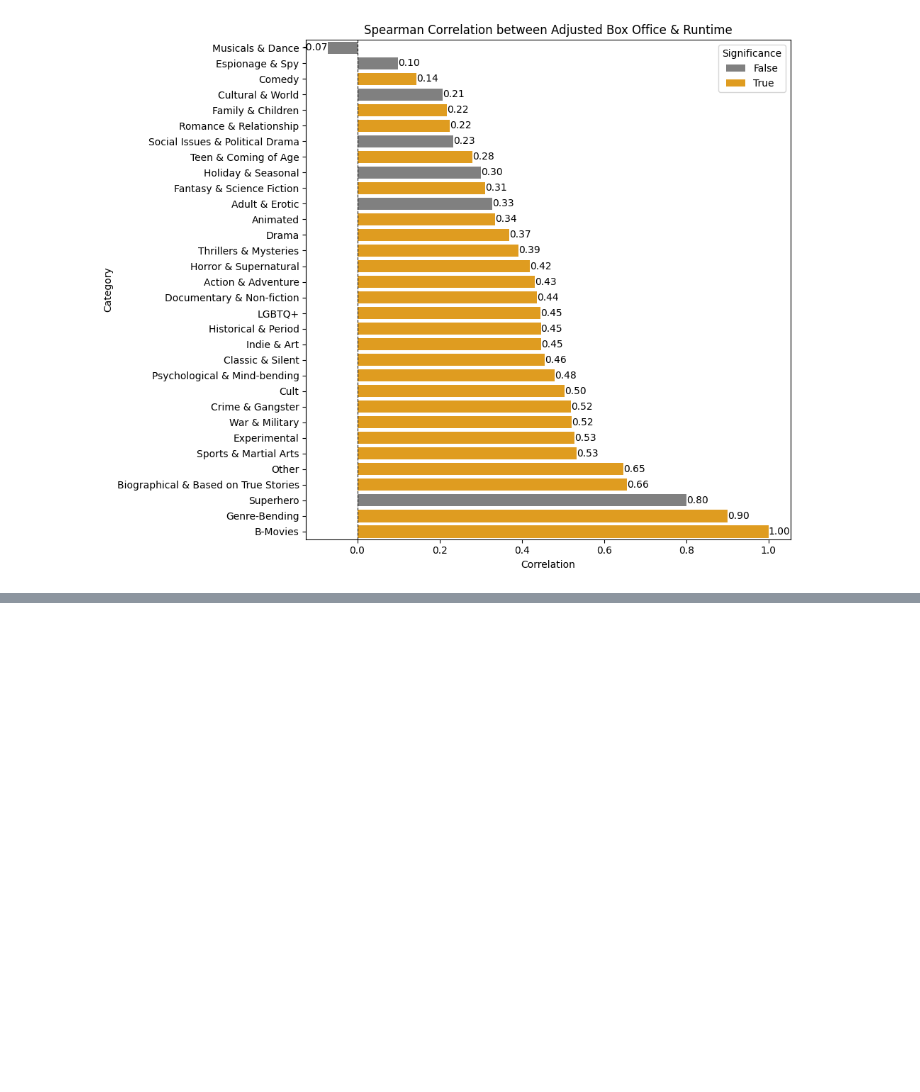
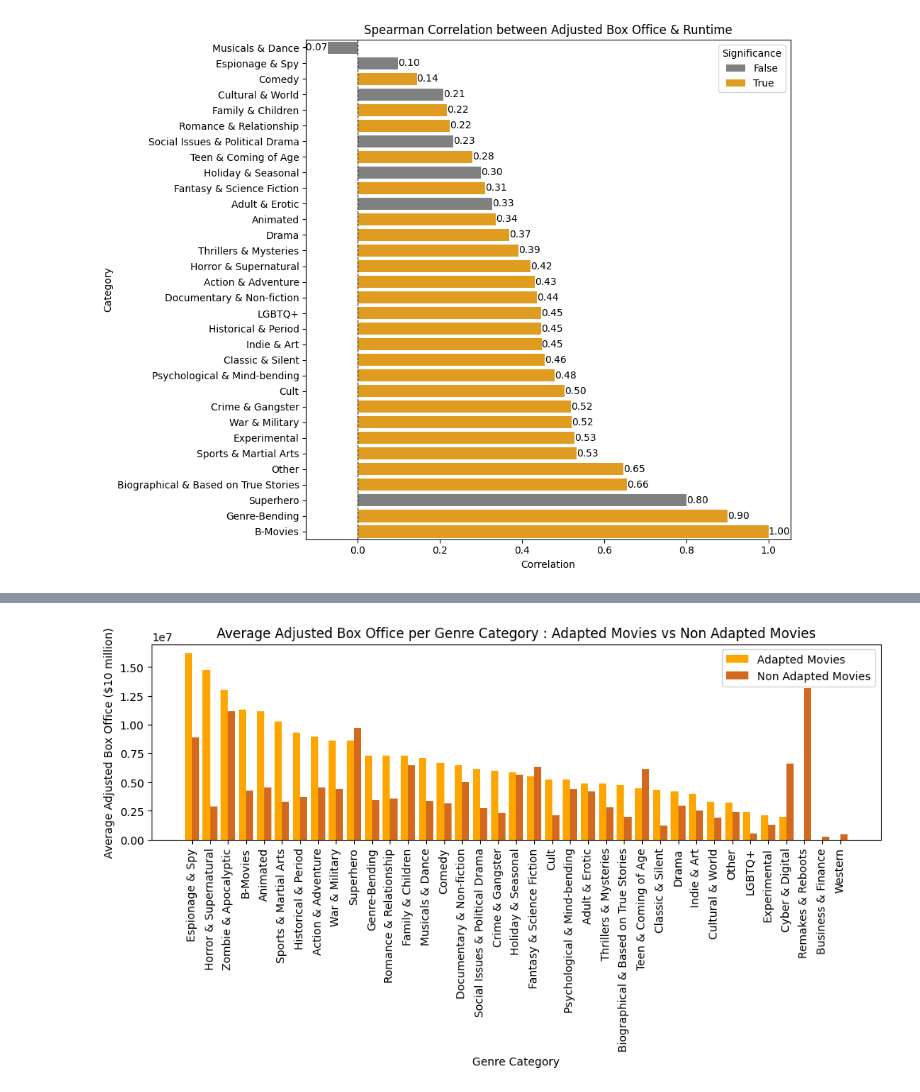
Before and after one commit to epfl-ada/ada-2024-project-padamalgame, a Jupyter notebook: src/adaptation_success_analysis.ipynb, the cells around one changed output, grey strips where cells are left out. Drawn from its saved outputs; the diff is of its cells as text; code cells hidden in the pictures; blank space fills up the shorter version.

```diff
--- a/src/adaptation_success_analysis.ipynb
+++ b/src/adaptation_success_analysis.ipynb
@@ -187,0 +195,19 @@ plot_category_correlation(corr_adjustedboxoffice_runtime, 'Spearman Correlation
+# %%
+# Load the dataset all_movies that are not adapted from book
+all_movies = pd.read_csv('../data/all_movies.csv')
+non_adapted_movies = all_movies[~all_movies['wikipedia_id'].isin(adapted_movies['wikipedia_id'])]
+
+# Explode the MovieGenre column
+non_adapted_movies_exploded = explode_MovieGenre(non_adapted_movies.copy())
+
+# Merge the inflation data with the dataframe
+non_adapted_movies_exploded = pd.merge(non_adapted_movies_exploded, inflation_data, left_on='MovieYear', right_on='year')
+
+# Calculate the adjusted box office
+non_adapted_movies_exploded['MovieAdjustedBoxOffice'] = non_adapted_movies_exploded['MovieBoxOffice'] / non_adapted_movies_exploded['inflation']
+
+# Drop the year and inflation columns
+non_adapted_movies_exploded = non_adapted_movies_exploded.drop(columns=['year', 'inflation'])
+
+# Display the updated dataframe
+non_adapted_movies_exploded.head()
@@ -187,0 +221,43 @@ plot_category_correlation(corr_adjustedboxoffice_runtime, 'Spearman Correlation
+# %%
+# Calculate the average adjusted box office for each genre category
+adapted_movies_average_adjusted_box_office = adapted_movies_exploded.dropna(subset=['MovieAdjustedBoxOffice']).groupby('MovieGenre')['MovieAdjustedBoxOffice'].mean()
+non_adapted_movies_average_adjusted_box_office = non_adapted_movies_exploded.dropna(subset=['MovieAdjustedBoxOffice']).groupby('MovieGenre')['MovieAdjustedBoxOffice'].mean()
+
+# Map genres to categories
+adapted_movies_average_adjusted_box_office_category = adapted_movies_average_adjusted_box_office.reset_index()
+adapted_movies_average_adjusted_box_office_category['MovieCategory'] = adapted_movies_average_adjusted_box_office_category['MovieGenre'].map(lambda x: next((k for k, v in genre_categories.items() if x in v), 'Other'))
+non_adapted_movies_average_adjusted_box_office_category = non_adapted_movies_average_adjusted_box_office.reset_index()
+non_adapted_movies_average_adjusted_box_office_category['MovieCategory'] = non_adapted_movies_average_adjusted_box_office_category['MovieGenre'].map(lambda x: next((k for k, v in genre_categories.items() if x in v), 'Other'))
+
+# Calculate the average adjusted box office for each category
+adapted_movies_average_adjusted_box_office_category = adapted_movies_average_adjusted_box_office_category.groupby('MovieCategory')['MovieAdjustedBoxOffice'].mean()
+non_adapted_movies_average_adjusted_box_office_category = non_adapted_movies_average_adjusted_box_office_category.groupby('MovieCategory')['MovieAdjustedBoxOffice'].mean()
+
+# Ensure all categories are present
+all_categories = list(genre_categories.keys())
+adapted_movies_average_adjusted_box_office_category = adapted_movies_average_adjusted_box_office_category.reindex(all_categories, fill_value=0)
+non_adapted_movies_average_adjusted_box_office_category = non_adapted_movies_average_adjusted_box_office_category.reindex(all_categories, fill_value=0)
+
+# Combine the data
+non_vs_adaptation_categories = pd.merge(non_adapted_movies_average_adjusted_box_office_category, adapted_movies_average_adjusted_box_office_category, left_index=True, right_index=True)
+non_vs_adaptation_categories.columns = ['Non-Adaptation', 'Adaptation']
+
+# Plot the average adjusted box office for each genre category
+index = range(len(non_vs_adaptation_categories))
+bar_width = 0.4
+plt.figure(figsize=(10, 6))
+
+non_vs_adaptation_categories = non_vs_adaptation_categories.sort_values(by='Adaptation', ascending=False)
+
+plt.bar(index, non_vs_adaptation_categories['Adaptation'], width=bar_width, label='Adapted Movies', color='orange')
+plt.bar([i + bar_width for i in index], non_vs_adaptation_categories['Non-Adaptation'], width=bar_width, label='Non Adapted Movies', color='chocolate')
+
+plt.xlabel('Genre Category')
+plt.ylabel('Average Adjusted Box Office ($10 million)')
+plt.title('Average Adjusted Box Office per Genre Category : Adapted Movies vs Non Adapted Movies')
+plt.xticks([i + bar_width / 2 for i in index], non_vs_adaptation_categories.index, rotation=90)
+plt.legend()
+plt.tight_layout()
+plt.show()
+# %% [output]
+[figure, added]
```
Also changed, not shown: parts of 9 cells of this notebook, 1 other file.
